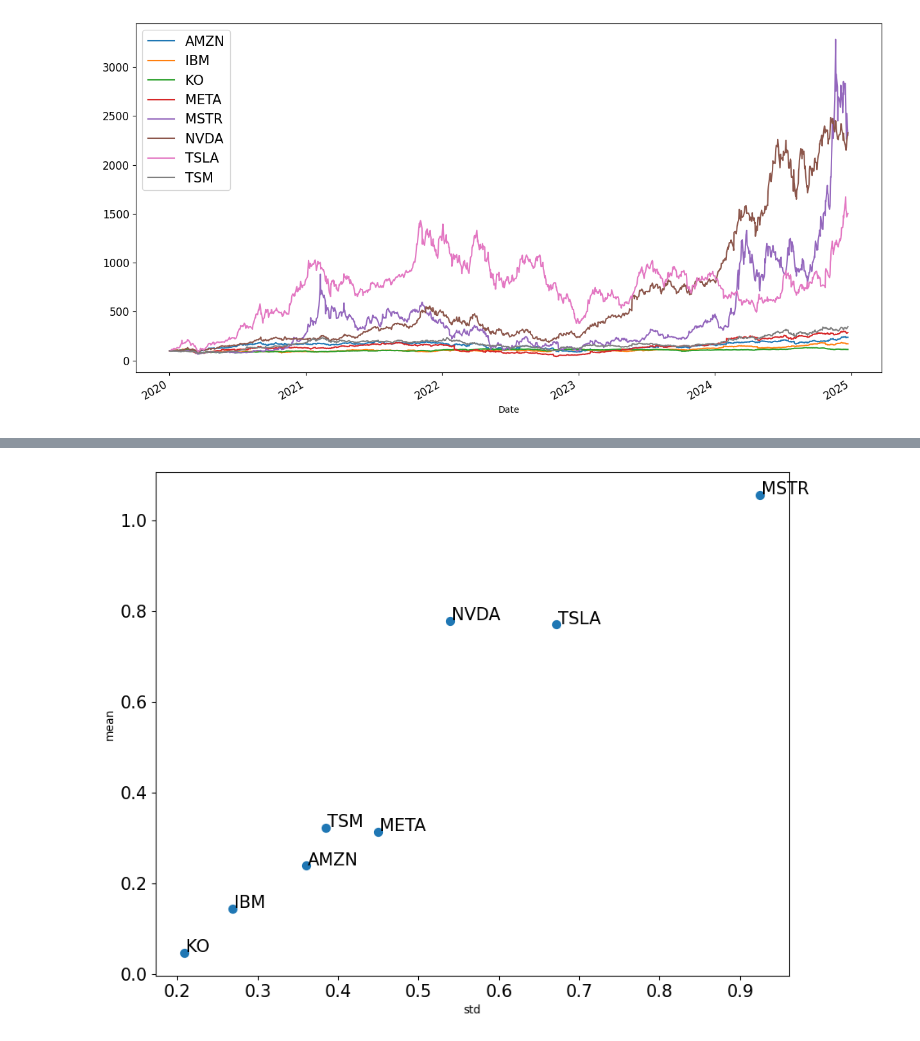
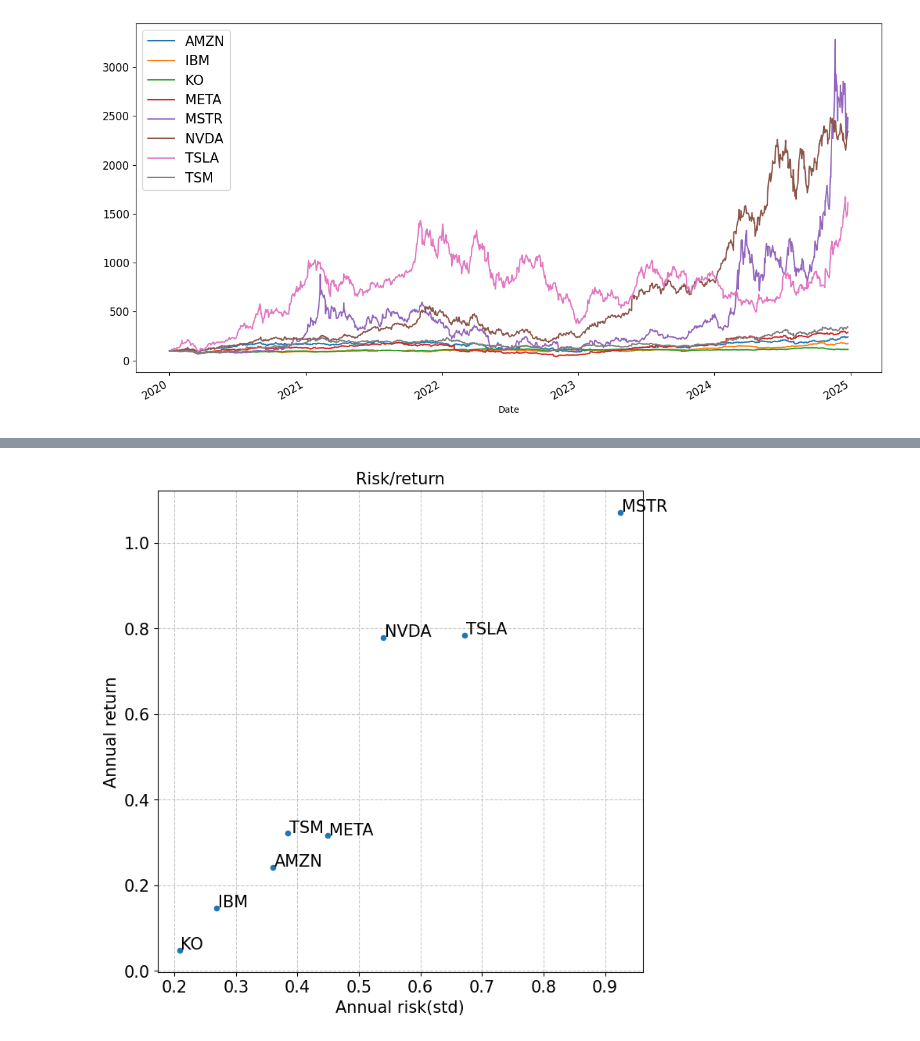
Before and after one commit to aghilas-smail/Aghilas_org, a Jupyter notebook: Algorthmic trading python/Rend_moy_var.ipynb, the cells around one changed output, grey strips where cells are left out. Drawn from its saved outputs; the diff is of its cells as text; code cells hidden in the pictures.

Commit message:
Ajouter un graphe scatter pour voir les risque et les revenue de chaque action

```diff
--- a/Algorthmic trading python/Rend_moy_var.ipynb
+++ b/Algorthmic trading python/Rend_moy_var.ipynb
@@ -86,7 +86,12 @@ summary
 # %%
-summary.plot.scatter(x="std",y="mean",figsize=(10,8),s=50,fontsize=15)
+summary.plot.scatter(x="std",y="mean",figsize=(8,8),s=20,fontsize=15)
 for i in summary.index:
     plt.annotate(i,xy=(summary.loc[i,"std"]+0.002,summary.loc[i,"mean"]+0.002),size=15)
-plt.xlabel("Annual risk")
+plt.grid(True, linestyle='--', alpha = 0.7)
+plt.xlabel("Annual risk(std)", fontsize = 15)
+plt.ylabel("Annual return", fontsize = 15)
+plt.title("Risk/return", fontsize = 15)
+plt.show()
+# Le graphique montre qu'une action présentant un risque plus élevé tend à rapporter davantage.
 # %% [output]
-[figure, old version]
+[figure, new version]
```
Also changed, not shown: parts of 3 cells of this notebook.
